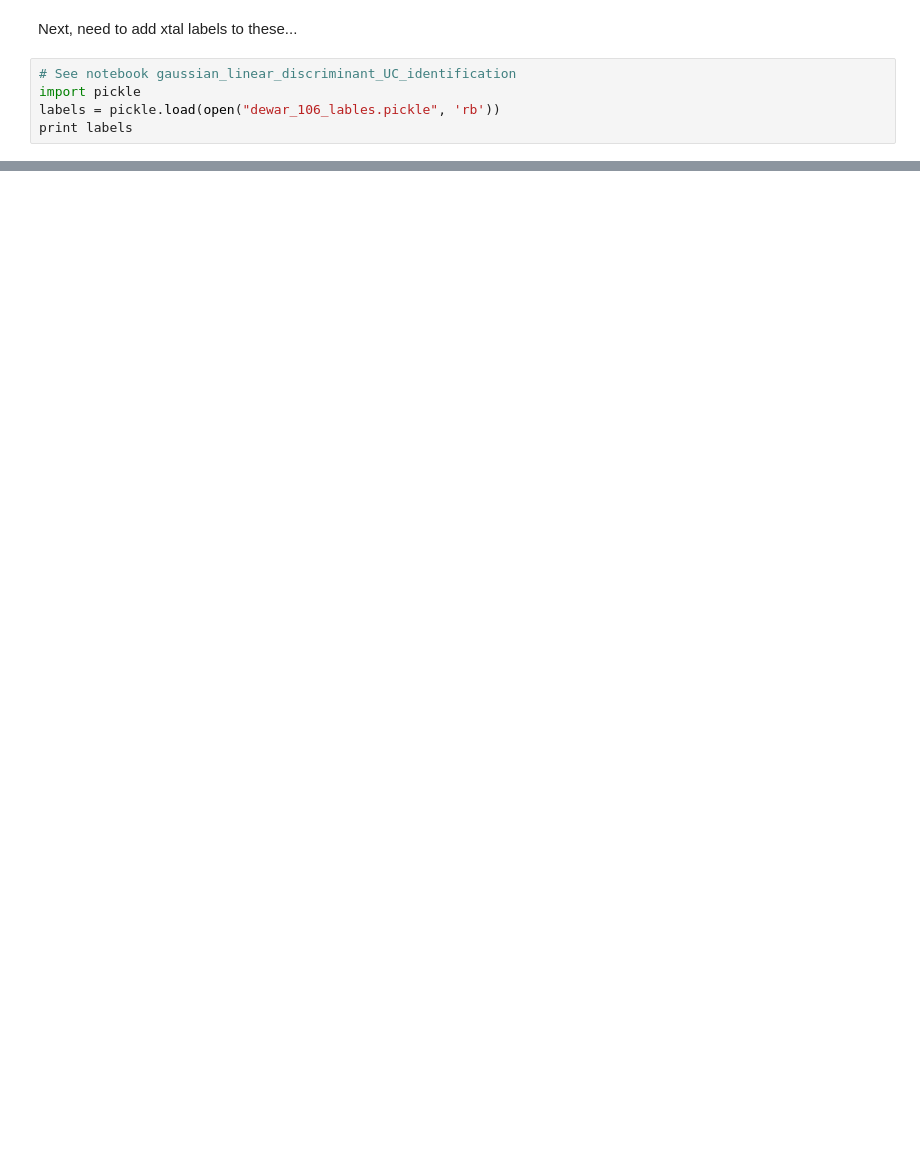
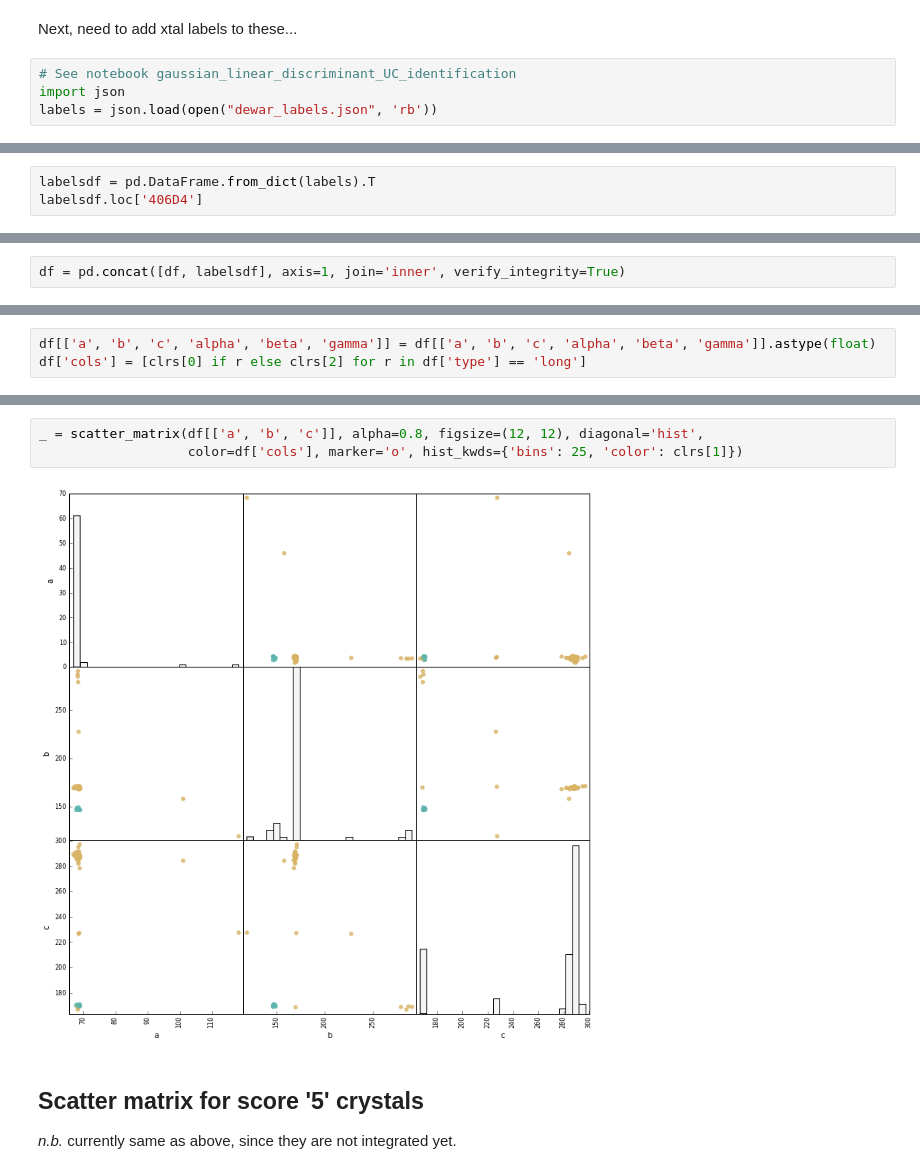
Before and after one commit to Zeldebeest/public-notebooks, a Jupyter notebook: score_images.ipynb, the cells around one changed output, grey strips where cells are left out. Saved outputs shown, nothing was run; the diff lists cells and outputs as text; blank space fills up the shorter version.

```diff
--- a/score_images.ipynb
+++ b/score_images.ipynb
@@ -44,6 +60,5 @@ all_xtals['E8']
 Next, need to add xtal labels to these...
 # %%
 # See notebook gaussian_linear_discriminant_UC_identification
-import pickle
-labels = pickle.load(open("dewar_106_lables.pickle", 'rb'))
-print labels
+import json
+labels = json.load(open("dewar_labels.json", 'rb'))
@@ -89,0 +88,3 @@ KeyError: 'cell_type'
+# %%
+labelsdf = pd.DataFrame.from_dict(labels).T
+labelsdf.loc['406D4']
@@ -89,0 +128,2 @@ KeyError: 'cell_type'
+# %%
+df = pd.concat([df, labelsdf], axis=1, join='inner', verify_integrity=True)
@@ -89,0 +132,3 @@ KeyError: 'cell_type'
+# %%
+df[['a', 'b', 'c', 'alpha', 'beta', 'gamma']] = df[['a', 'b', 'c', 'alpha', 'beta', 'gamma']].astype(float)
+df['cols'] = [clrs[0] if r else clrs[2] for r in df['type'] == 'long']
@@ -89,0 +139,8 @@ KeyError: 'cell_type'
+# %%
+_ = scatter_matrix(df[['a', 'b', 'c']], alpha=0.8, figsize=(12, 12), diagonal='hist',
+                   color=df['cols'], marker='o', hist_kwds={'bins': 25, 'color': clrs[1]})
+# %% [output]
+[figure, added]
+# %% [markdown]
+## Scatter matrix for score '5' crystals
+*n.b.* currently same as above, since they are not integrated yet.
```
Also changed, not shown: parts of 40 cells of this notebook.
